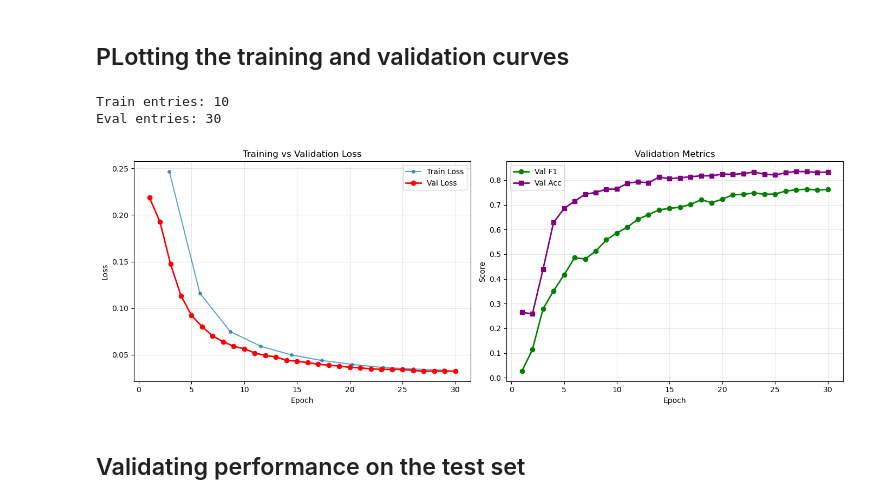
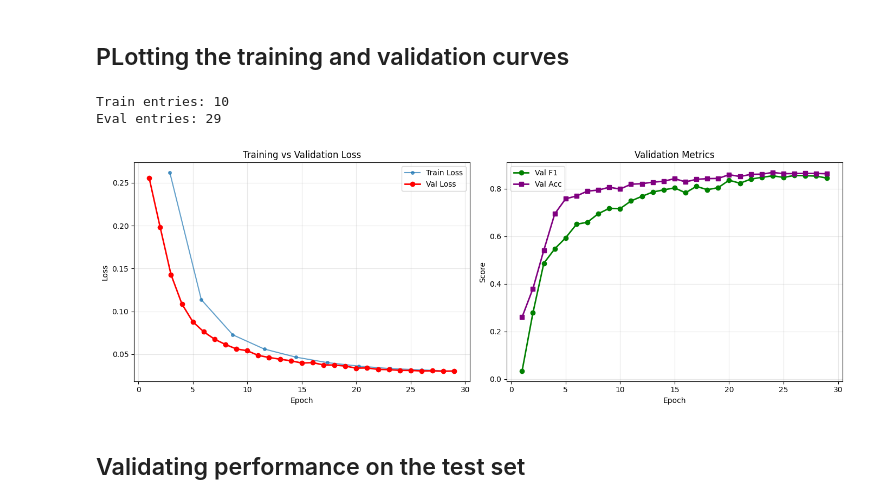
Before and after one commit to CarlKW/AI-financial-sentiment-prediction, a Jupyter notebook: 04_model.ipynb, the cells around one changed output. Saved outputs shown, nothing was run; the diff lists cells and outputs as text; code cells hidden in the pictures.

```diff
--- a/04_model.ipynb
+++ b/04_model.ipynb
@@ -224,7 +252,7 @@ KeyboardInterrupt:
 import json
 import matplotlib.pyplot as plt
 
-checkpoint_path = './results/checkpoint-5190'
+checkpoint_path = './results/checkpoint-5017'
 with open(f'{checkpoint_path}/trainer_state.json', 'r') as f:
     trainer_state = json.load(f)
 
@@ -249,35 +277,35 @@ eval_accs = [entry['eval_acc'] for entry in eval_entries]
 
 print(f"Train entries: {len(train_entries)}")
 print(f"Eval entries: {len(eval_entries)}")
 
 # Plot
 fig, axes = plt.subplots(1, 2, figsize=(14, 5))
 
 # Loss curve
 axes[0].plot(train_epochs, train_losses, 'o-', alpha=0.7, label='Train Loss', markersize=4)
 axes[0].plot(eval_epochs, eval_losses, 'o-', linewidth=2, label='Val Loss', color='red', markersize=6)
 axes[0].set_xlabel('Epoch')
 axes[0].set_ylabel('Loss')
 axes[0].set_title('Training vs Validation Loss')
 axes[0].legend()
 axes[0].grid(True, alpha=0.3)
 
 # Metrics curve
 axes[1].plot(eval_epochs, eval_f1s, 'o-', linewidth=2, label='Val F1', color='green', markersize=6)
 axes[1].plot(eval_epochs, eval_accs, 's-', linewidth=2, label='Val Acc', color='purple', markersize=6)
 axes[1].set_xlabel('Epoch')
 axes[1].set_ylabel('Score')
 axes[1].set_title('Validation Metrics')
 axes[1].legend()
 axes[1].grid(True, alpha=0.3)
 
 plt.tight_layout()
 plt.savefig('results/training_curves.png', dpi=150)
 plt.show()
 # %% [output]
 Train entries: 10
-Eval entries: 30
+Eval entries: 29
-[figure, old version]
+[figure, new version]
 # %% [markdown]
 ## Validating performance on the test set
 # %%
```
Also changed, not shown: parts of 11 cells of this notebook, 9 other files.
